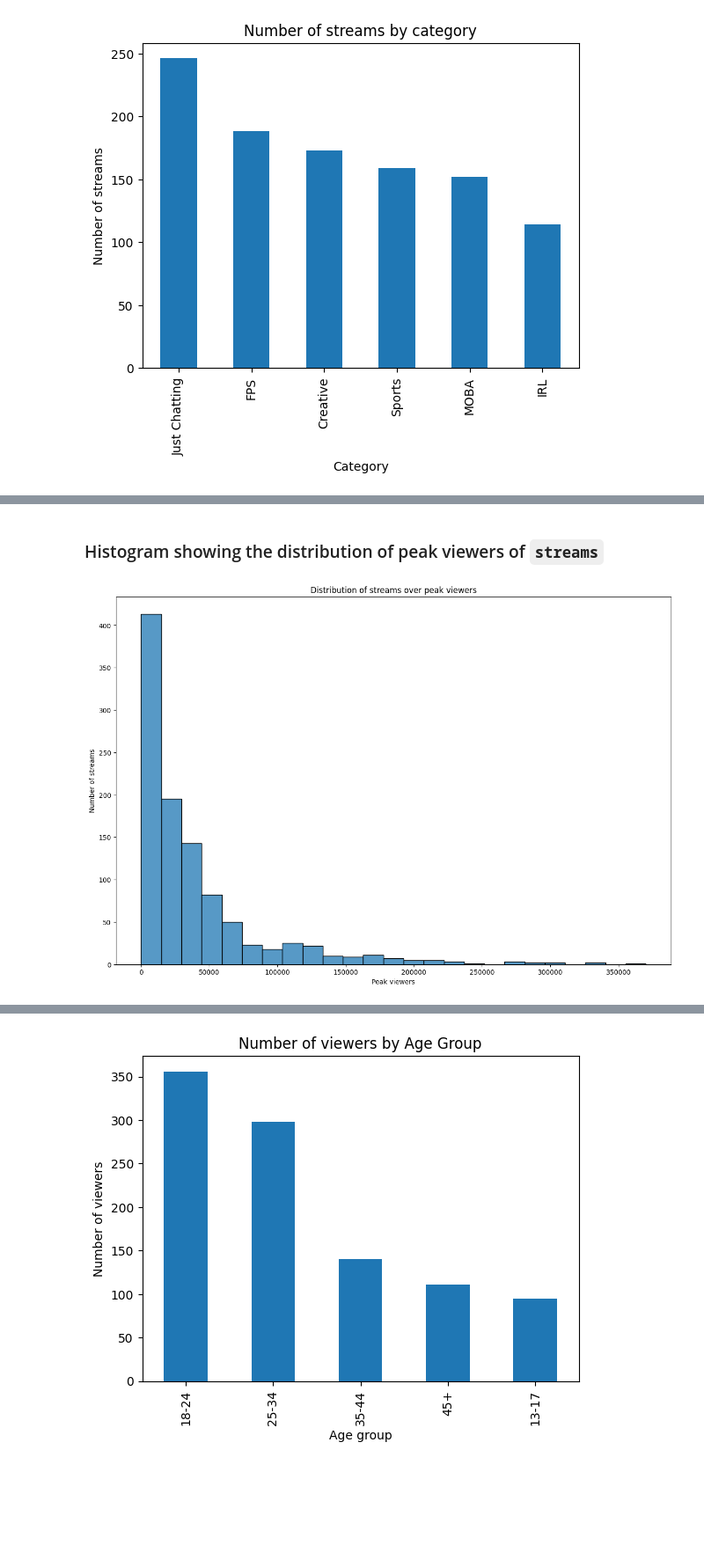
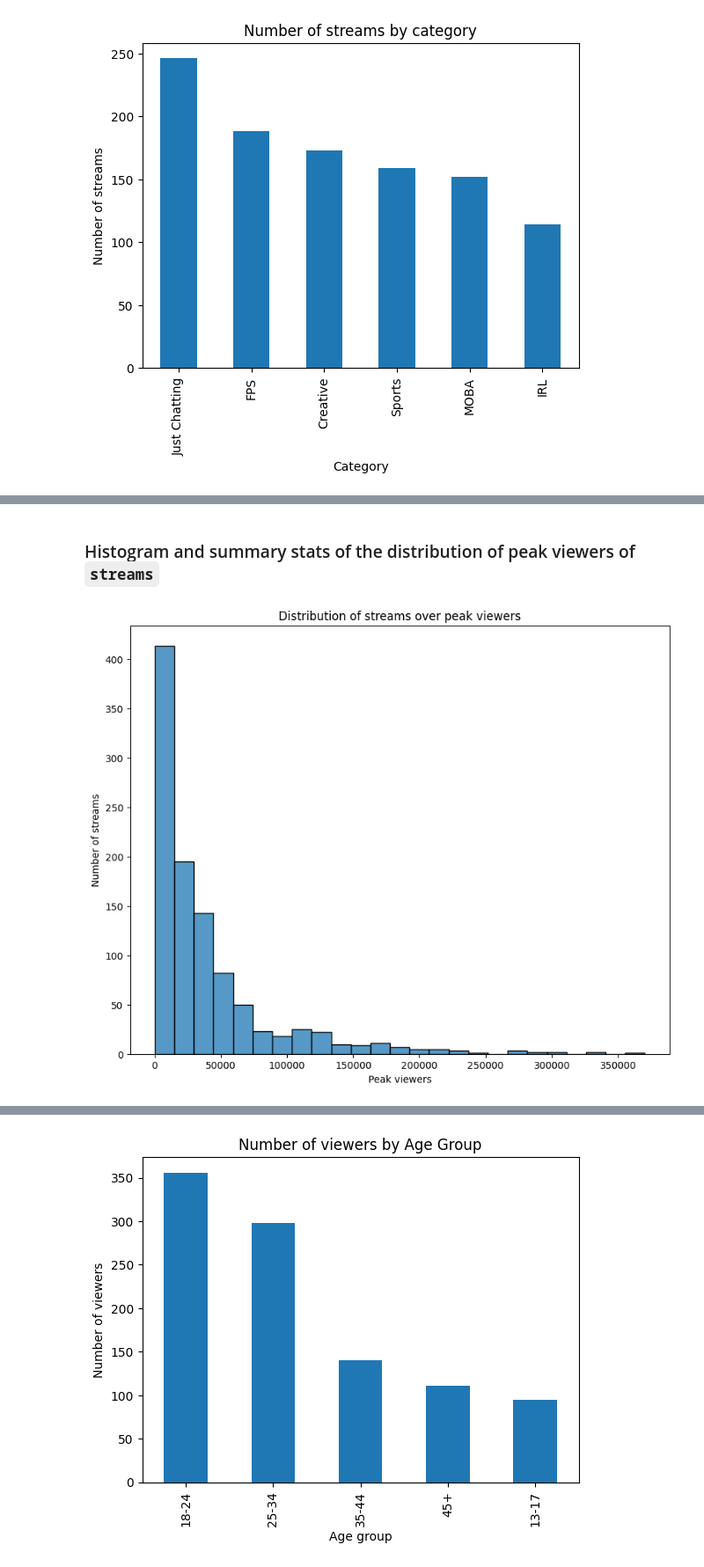
Before and after one commit to atifmmahmud/mahmud_atif_Assignment01, a Jupyter notebook: iat461_a1_atifm.ipynb, the cells around one changed output, grey strips where cells are left out. Shown at 88% size. Saved outputs shown, nothing was run; the diff lists cells and outputs as text; code cells hidden in the pictures; blank space fills up the shorter version.

```diff
--- a/iat461_a1_atifm.ipynb
+++ b/iat461_a1_atifm.ipynb
@@ -750,11 +829,12 @@ plt.show()
 # %% [markdown]
-### Histogram showing the distribution of peak viewers of `streams`
+### Histogram and summary stats of the distribution of peak viewers of `streams`
 # %%
-fig, ax = plt.subplots(figsize=(15,10))
+fig, ax = plt.subplots(figsize=(10,8))
+peak_viewers_bin_edges = np.arange(0, 400000, 10000)
 sns.histplot(df_streams, x="peak_viewers", bins=25)
 plt.title("Distribution of streams over peak viewers")
 plt.xlabel("Peak viewers")
 plt.ylabel("Number of streams")
 plt.show()
 # %% [output]
-[figure, old version]
+[figure, new version]
```
Also changed, not shown: parts of 60 cells of this notebook.
